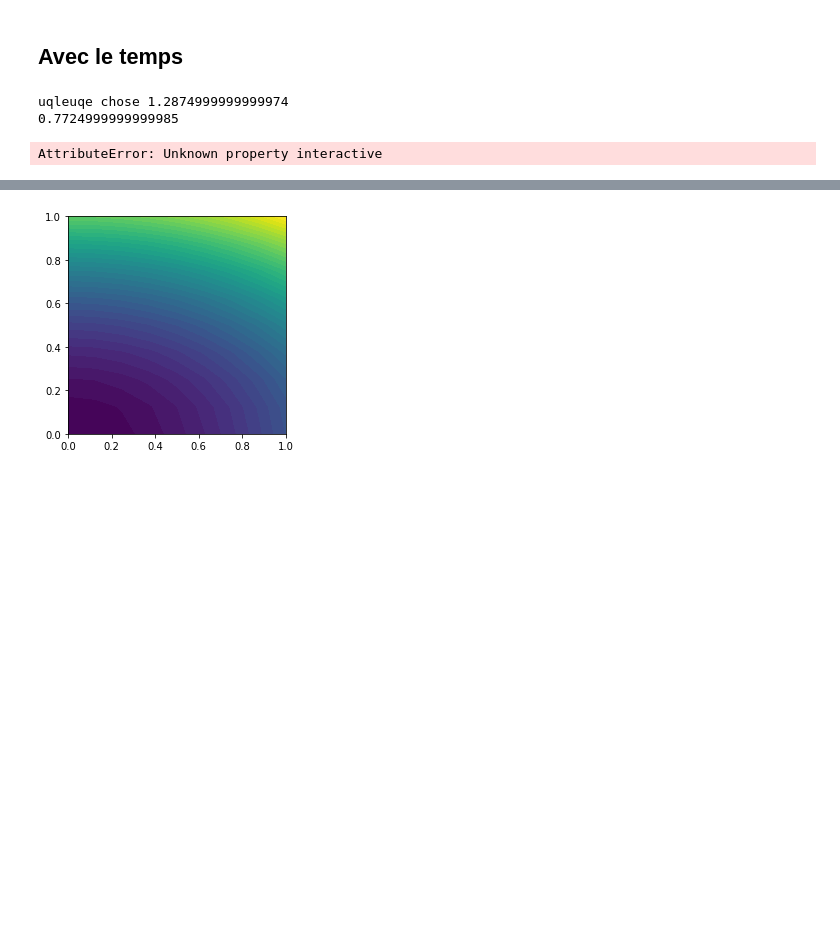
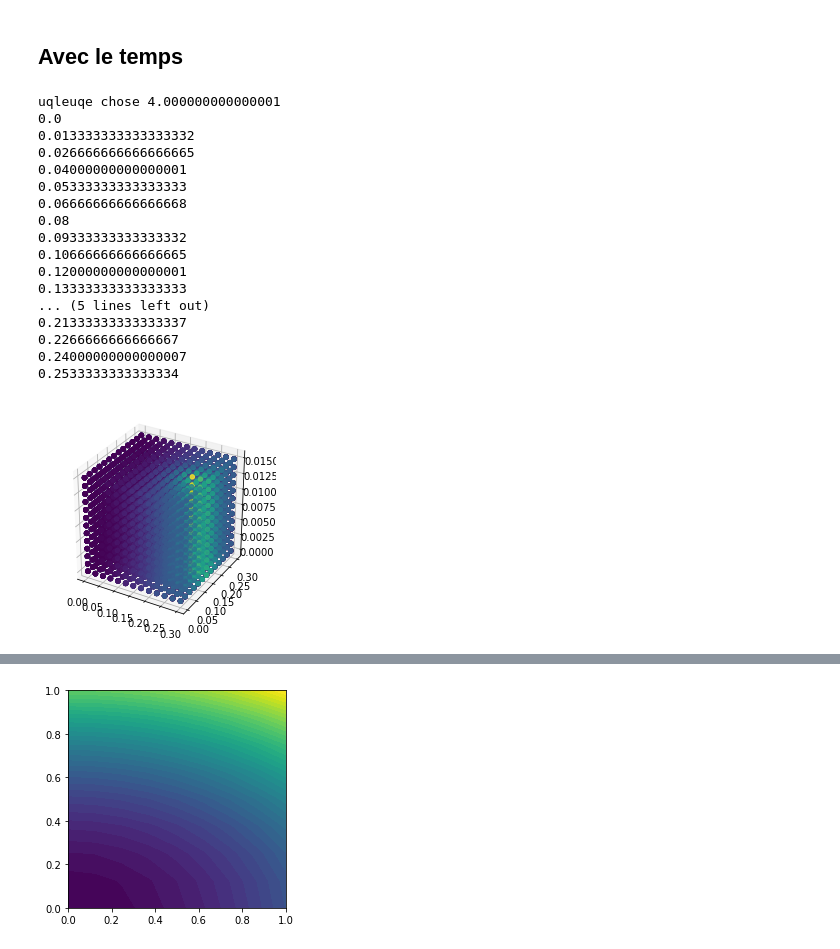
Before and after one commit to 3301239SU/projet, a Jupyter notebook: projetS222.ipynb, the cells around one changed output, grey strips where cells are left out. Drawn from its saved outputs; the diff is of its cells as text; code cells hidden in the pictures; blank space fills up the shorter version.

```diff
--- a/projetS222.ipynb
+++ b/projetS222.ipynb
@@ -249,41 +281,56 @@ b_T = [DirichletBC(V, Constant(100.0), NoslipBoundary()),
        DirichletBC(V, Constant(1.), NoslipBoundary2())]
 
 V = FunctionSpace(mesh2,"CG", 1)
 u = TrialFunction(V)
 v = TestFunction(V)
 f = Constant(beta - 2 - 2*alpha)
 
 F = u*v*dx + dt*dot(grad(u), grad(v))*dx - (u_n + dt*f)*v*dx
 a, L = lhs(F), rhs(F)
 n_steps = 20
 print("uqleuqe chose" ,t)
-
+t=0.
 for step in range(n_steps):
 
-    x = (t/n_steps)*nbrnoeuds
-    y = 0.5
-    z = 1.
+    x = (t/n_steps)*nbrnoeuds/9
+    y = 0.15
+    z = 0.3/20.
 
     #a = inner(grad(u), grad(v))*dx
     #L = Constant(0)*v*dx
     A, b = assemble_system(a, L, b_T)
 
      # Update current time
     t += dt
     print(x)
     #delta.set_point(t)
     #delta.apply(b)
     delta = PointSource(V, Point(x,y,z), 10.)
     delta.apply(b)
 
     u = Function(V)
 
     solve(A, u.vector(), b)
-    plot(u,interactive = True )
+    plot(u)
 # %% [output]
-uqleuqe chose 1.2874999999999974
-0.7724999999999985
+uqleuqe chose 4.000000000000001
+0.0
+0.013333333333333332
+0.026666666666666665
+0.04000000000000001
+0.05333333333333333
+0.06666666666666668
+0.08
+0.09333333333333332
+0.10666666666666665
+0.12000000000000001
+0.13333333333333333
+... (5 lines left out)
+0.21333333333333337
+0.2266666666666667
+0.24000000000000007
+0.2533333333333334
-AttributeError: Unknown property interactive
+[figure, added]
 # %%
 #matplotlib notebook
 
```
Also changed, not shown: parts of 12 cells of this notebook.
